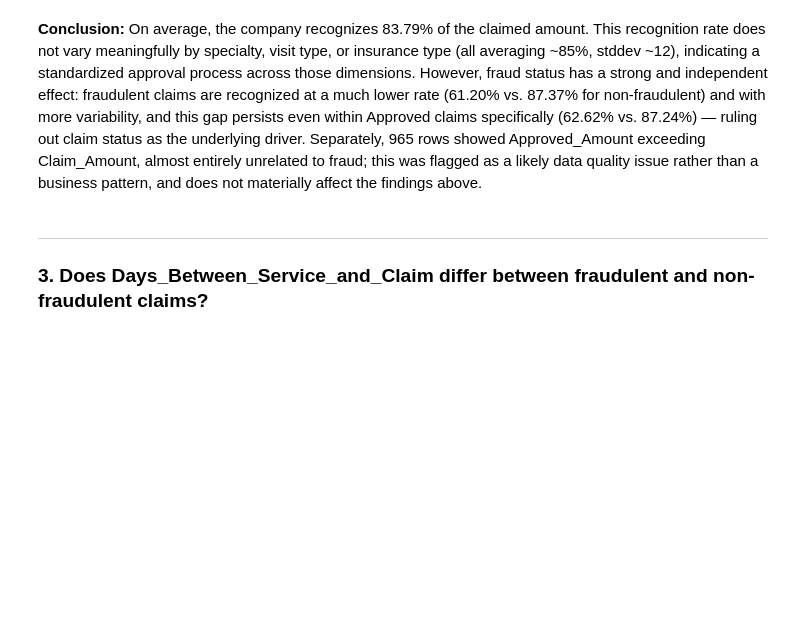
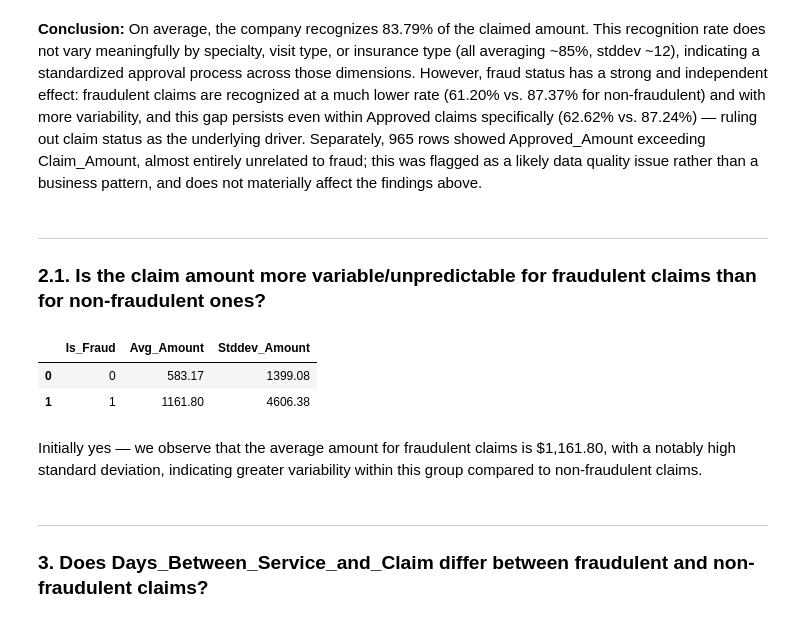
Before and after one commit to jscode-1302/claims_analysis, a Jupyter notebook: notebooks/analysis.ipynb, the cells around one changed output. Cells and saved outputs as stored; diff of their text form; code cells hidden in the pictures; blank space fills up the shorter version.

Commit message:
feat: add stddev/variance analysis for claim amount by fraud status

```diff
--- a/notebooks/analysis.ipynb
+++ b/notebooks/analysis.ipynb
@@ -589,6 +589,24 @@ plt.show()
 [figure]
 # %% [markdown]
 **Conclusion:** On average, the company recognizes 83.79% of the claimed amount. This recognition rate does not vary meaningfully by specialty, visit type, or insurance type (all averaging ~85%, stddev ~12), indicating a standardized approval process across those dimensions. However, fraud status has a strong and independent effect: fraudulent claims are recognized at a much lower rate (61.20% vs. 87.37% for non-fraudulent) and with more variability, and this gap persists even within Approved claims specifically (62.62% vs. 87.24%) — ruling out claim status as the underlying driver. Separately, 965 rows showed Approved_Amount exceeding Claim_Amount, almost entirely unrelated to fraud; this was flagged as a likely data quality issue rather than a business pattern, and does not materially affect the findings above.
+# %% [markdown]
+---
+### 2.1. Is the claim amount more variable/unpredictable for fraudulent claims than for non-fraudulent ones?
+# %%
+con.execute("""
+    SELECT
+        Is_Fraud,
+        ROUND(AVG(Claim_Amount), 2) as Avg_Amount,
+        ROUND(STDDEV(Claim_Amount), 2) as Stddev_Amount,
+    FROM claims
+    GROUP BY Is_Fraud
+""").df()
+# %% [output]
+|  | Is_Fraud | Avg_Amount | Stddev_Amount |
+| 0 | 0 | 583.17 | 1399.08 |
+| 1 | 1 | 1161.80 | 4606.38 |
+# %% [markdown]
+Initially yes — we observe that the average amount for fraudulent claims is $1,161.80, with a notably high standard deviation, indicating greater variability within this group compared to non-fraudulent claims.
 # %% [markdown]
 ---
 ### 3. Does Days_Between_Service_and_Claim differ between fraudulent and non-fraudulent claims?
```
